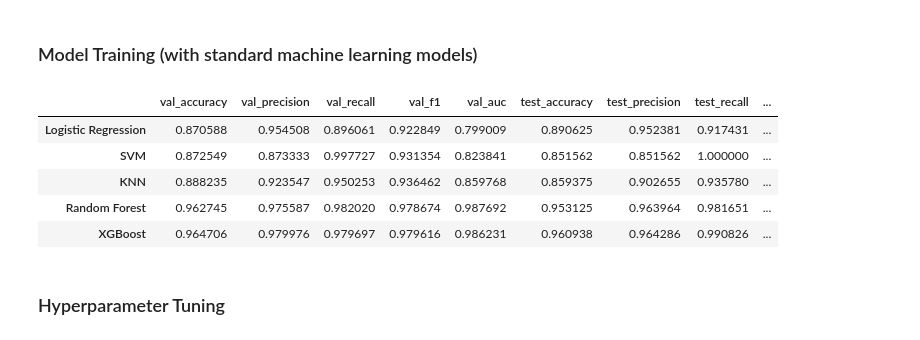
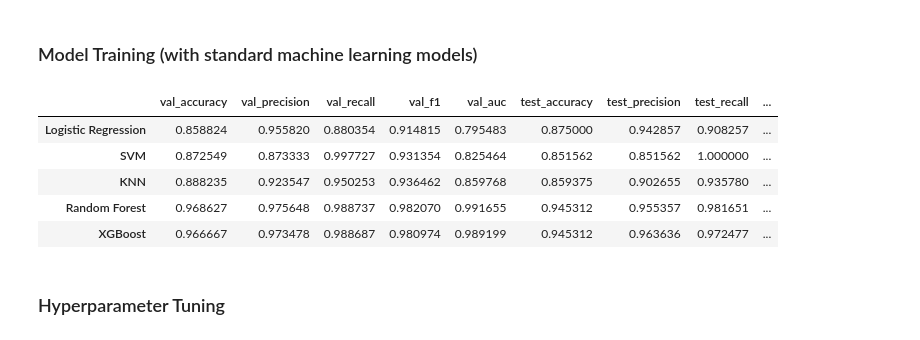
Before and after one commit to y1cx/CaseStudy, a Jupyter notebook: Task1.ipynb, the cells around one changed output. Cells and saved outputs as stored; diff of their text form; code cells hidden in the pictures.

```diff
--- a/Task1.ipynb
+++ b/Task1.ipynb
@@ -621,13 +729,0 @@ g = sns.heatmap(df[corr_features].corr(), annot=True, cmap="RdYlGn")
-# %%
-# plot
-plt.figure(figsize=(20, 40))
-
-for i, col in enumerate(df.columns[:-1]):
-    plt.subplot(16, 3, i + 1)
-    subset_mal = df[df['isMal'] == 1]
-    subset_normal = df[df['isMal'] == 0]
-    sns.kdeplot(subset_mal[col], label = 'Malicious', color = 'red')
-    sns.kdeplot(subset_normal[col], label = 'Normal', color = 'green')
-    plt.legend(); plt.title('Distribution of %s' % col)
-
-plt.tight_layout()
@@ -636,13 +729,0 @@ plt.tight_layout()
-# %%
-# plot
-plt.figure(figsize=(20, 40))
-
-for i, col in enumerate(df.columns[:-1]):
-    plt.subplot(16, 3, i + 1)
-    subset_mal = df[df['isMal'] == 1]
-    subset_normal = df[df['isMal'] == 0]
-    sns.distplot(subset_mal[col], label = 'Malicious', color = 'red', kde=True)
-    sns.distplot(subset_normal[col], label = 'Normal', color = 'green', kde=True)
-    plt.legend(); plt.title('Distribution of %s' % col)
-
-plt.tight_layout()
@@ -703,3 +764,8 @@ X_train, X_test, y_train, y_test = select_k_best(df, k=30)
+# %%
+##X_train, X_test, y_train, y_test = select_k_best(df, k=30)
+y = df['isMal']
+X =  df.drop(['isMal'], axis = 1)
+X_train, X_test, y_train, y_test = train_test_split(X, y, test_size = 0.20, random_state=seed)
 # %% [markdown]
 ### Model Training (with standard machine learning models)
 # %%
@@ -713,7 +779,7 @@ def evaluate(X_train, X_test, y_train, y_test, seed):
     model2 = SVC(random_state=seed)
     model3 = KNeighborsClassifier(n_neighbors=10)
     model4 = RandomForestClassifier(random_state=seed)
-    model5 = XGBClassifier(use_label_encoder=False, eval_metric='logloss', random_state=seed)
+    model5 = XGBClassifier(eval_metric='logloss', random_state=seed)
 
 
     scoring = ['accuracy', 'precision', 'recall', 'f1', 'roc_auc']
@@ -748,14 +814,14 @@ def evaluate(X_train, X_test, y_train, y_test, seed):
 
     return results
 # %%
-evaluate(X_train, X_test, y_train, y_test, seed=0)
+evaluate(X_train, X_test, y_train, y_test, seed)
 # %% [output]
 |  | val_accuracy | val_precision | val_recall | val_f1 | val_auc | test_accuracy | test_precision | test_recall | ... |
-| Logistic Regression | 0.870588 | 0.954508 | 0.896061 | 0.922849 | 0.799009 | 0.890625 | 0.952381 | 0.917431 | ... |
-| SVM | 0.872549 | 0.873333 | 0.997727 | 0.931354 | 0.823841 | 0.851562 | 0.851562 | 1.000000 | ... |
+| Logistic Regression | 0.858824 | 0.955820 | 0.880354 | 0.914815 | 0.795483 | 0.875000 | 0.942857 | 0.908257 | ... |
+| SVM | 0.872549 | 0.873333 | 0.997727 | 0.931354 | 0.825464 | 0.851562 | 0.851562 | 1.000000 | ... |
 | KNN | 0.888235 | 0.923547 | 0.950253 | 0.936462 | 0.859768 | 0.859375 | 0.902655 | 0.935780 | ... |
-| Random Forest | 0.962745 | 0.975587 | 0.982020 | 0.978674 | 0.987692 | 0.953125 | 0.963964 | 0.981651 | ... |
-| XGBoost | 0.964706 | 0.979976 | 0.979697 | 0.979616 | 0.986231 | 0.960938 | 0.964286 | 0.990826 | ... |
+| Random Forest | 0.968627 | 0.975648 | 0.988737 | 0.982070 | 0.991655 | 0.945312 | 0.955357 | 0.981651 | ... |
+| XGBoost | 0.966667 | 0.973478 | 0.988687 | 0.980974 | 0.989199 | 0.945312 | 0.963636 | 0.972477 | ... |
 # %% [markdown]
 ### Hyperparameter Tuning
 # %% [markdown]
```
Also changed, not shown: parts of 38 cells of this notebook.
